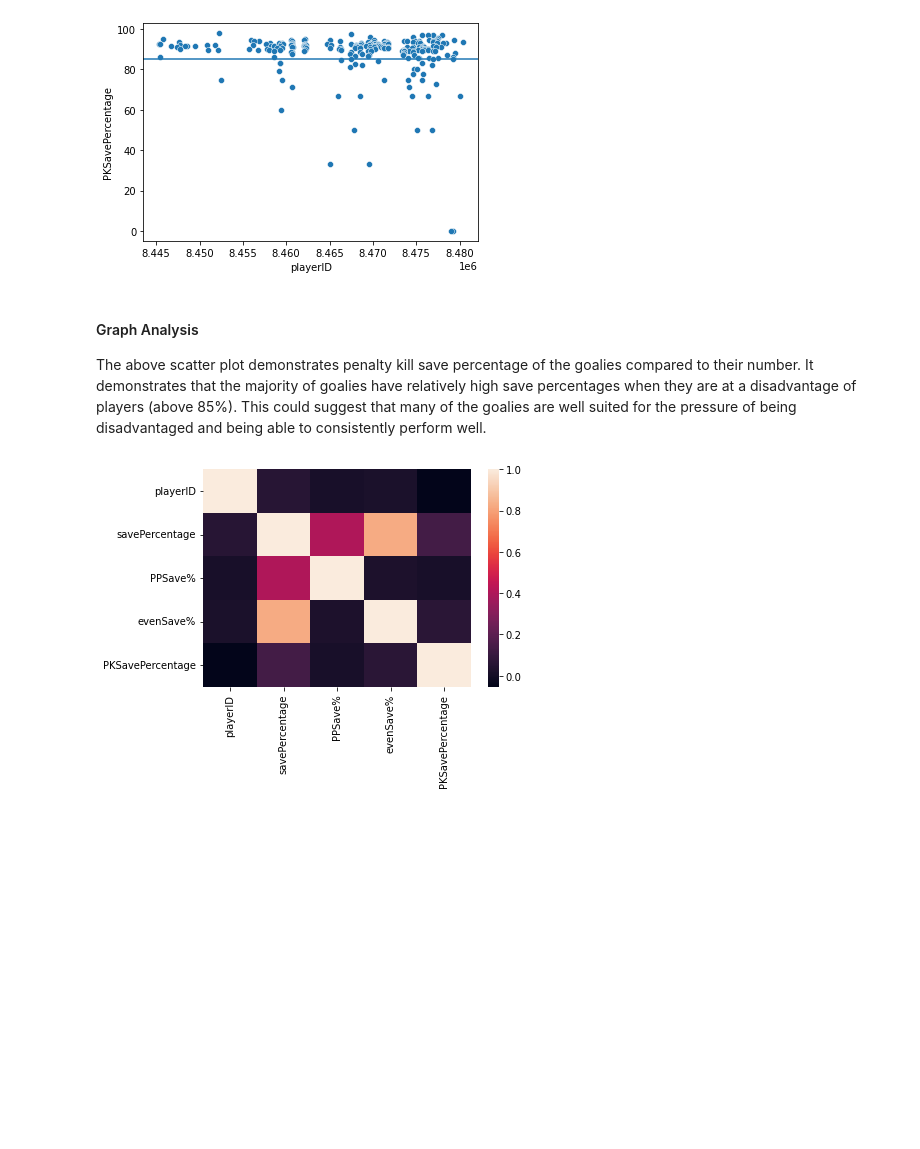
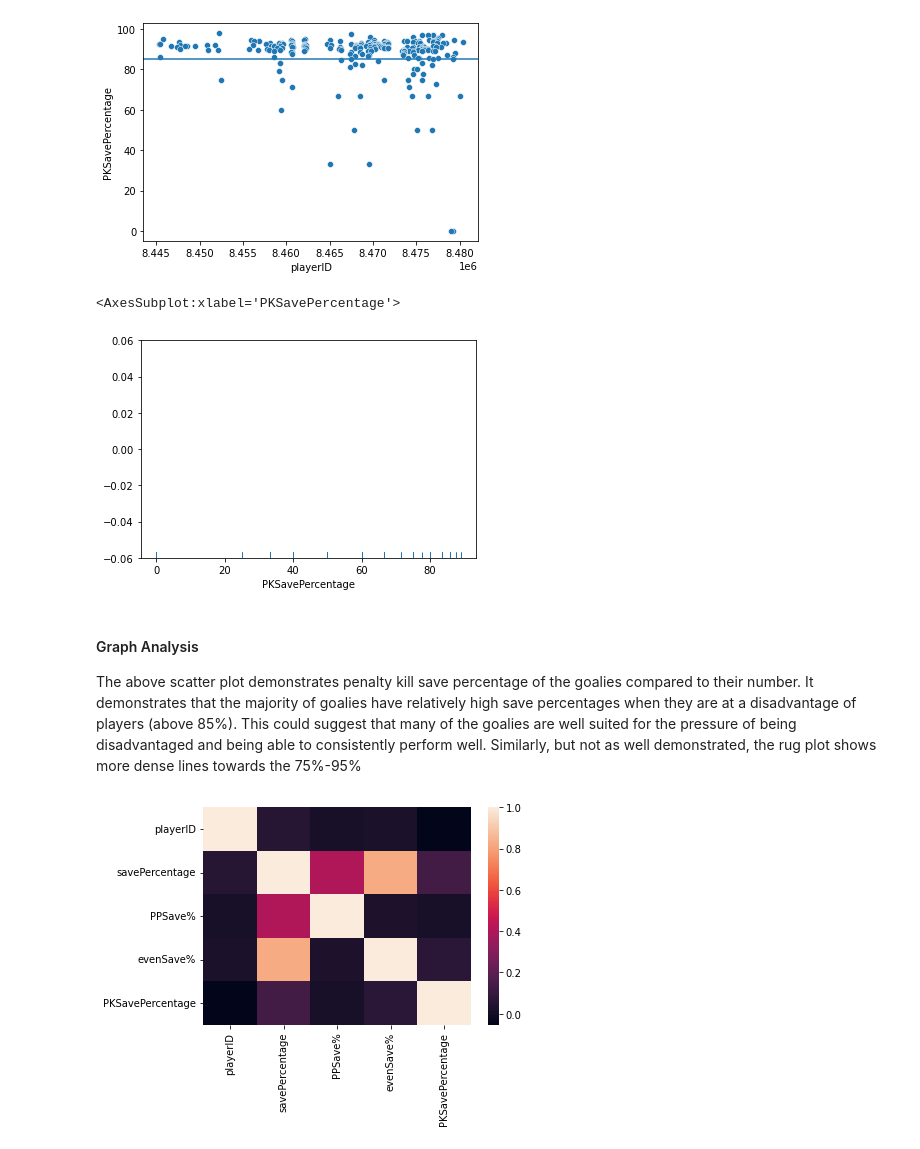
Before and after one commit to data301-2021-winter1/project-group56-project, a Jupyter notebook: notebooks/Rhys Notebook.ipynb, the cells around one changed output. Cells and saved outputs as stored; diff of their text form; code cells hidden in the pictures; blank space fills up the shorter version.

```diff
--- a/notebooks/Rhys Notebook.ipynb
+++ b/notebooks/Rhys Notebook.ipynb
@@ -292,9 +292,14 @@ plot1.axhline(85)
 plt.show()
 # %% [output]
 [figure]
+# %%
+sns.rugplot(df['PKSavePercentage'])
+# %% [output]
+<AxesSubplot:xlabel='PKSavePercentage'>
+[figure, added]
 # %% [markdown]
 #### Graph Analysis
-The above scatter plot demonstrates penalty kill save percentage of the goalies compared to their number.  It demonstrates that the majority of goalies have relatively high save percentages when they are at a disadvantage of players (above 85%).  This could suggest that many of the goalies are well suited for the pressure of being disadvantaged and being able to consistently perform well.
+The above scatter plot demonstrates penalty kill save percentage of the goalies compared to their number.  It demonstrates that the majority of goalies have relatively high save percentages when they are at a disadvantage of players (above 85%).  This could suggest that many of the goalies are well suited for the pressure of being disadvantaged and being able to consistently perform well.  Similarly, but not as well demonstrated, the rug plot shows more dense lines towards the 75%-95%
 # %%
 corr = df.corr()
 plot2 = sns.heatmap(corr)
```
Also changed, not shown: parts of 2 cells of this notebook.
